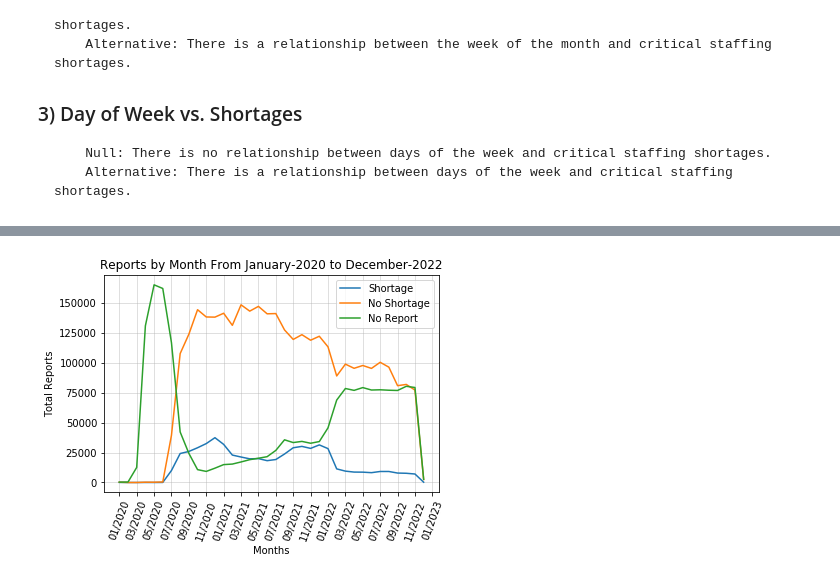
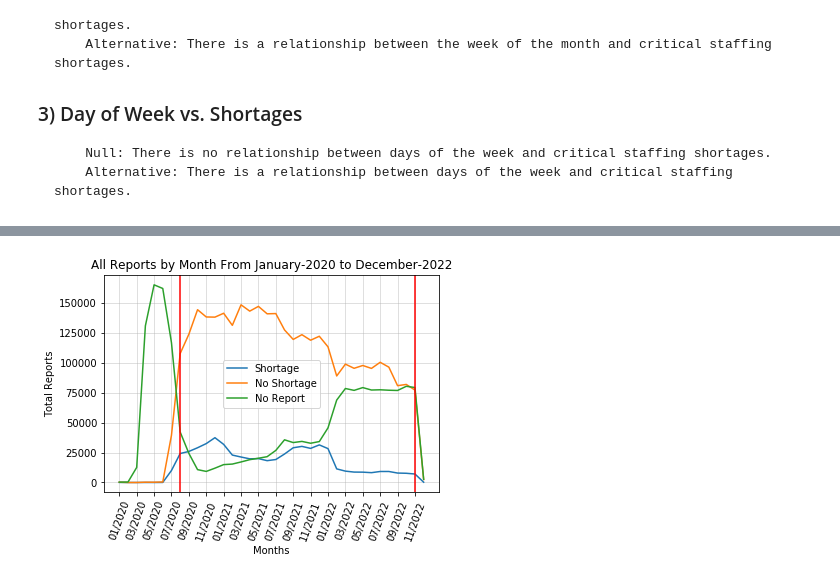
Before and after one commit to nkeplinger/healthcare_module7, a Jupyter notebook: Chronological_Analysis.ipynb, the cells around one changed output, grey strips where cells are left out. Saved outputs shown, nothing was run; the diff lists cells and outputs as text; code cells hidden in the pictures.

```diff
--- a/Chronological_Analysis.ipynb
+++ b/Chronological_Analysis.ipynb
@@ -7,7 +9,16 @@ import matplotlib.pyplot as plt
 from datetime import datetime
 import calendar
 # %%
-# display dataset as a Pandas DataFrame
+# convert dataset to Pandas DataFrame and reduce columns to relevant information
 
 data = pd.read_csv('Resources/COVID_staff_shortages.csv')
-data
+df = pd.DataFrame(data[['state', 'date', 'critical_staffing_shortage_today_yes', 'critical_staffing_shortage_today_no',
+          'critical_staffing_shortage_today_not_reported', 'hospital_onset_covid', 'hospital_onset_covid_coverage',
+          'inpatient_beds', 'inpatient_beds_used', 'inpatient_beds_used_covid', 'staffed_adult_icu_bed_occupancy',
+          'staffed_icu_adult_patients_confirmed_covid', 'total_adult_patients_hospitalized_confirmed_covid',
+          'total_pediatric_patients_hospitalized_confirmed_covid', 'total_staffed_adult_icu_beds',
+          'inpatient_beds_utilization', 'percent_of_inpatients_with_covid', 'inpatient_bed_covid_utilization',
+          'adult_icu_bed_covid_utilization', 'adult_icu_bed_utilization', 'geocoded_state', 'deaths_covid',
+          'icu_patients_confirmed_influenza', 'total_patients_hospitalized_confirmed_influenza',
+          'total_patients_hospitalized_confirmed_influenza_and_covid', 'all_pediatric_inpatient_bed_occupied',
+          'staffed_icu_pediatric_patients_confirmed_covid', 'total_staffed_pediatric_icu_beds']])
@@ -48,8 +41,7 @@ data.insert(2, 'day', '')
 # %%
-data[['year', 'month', 'day']] = data['date'].str.split('/', 2, expand=True)
-sum_by_year = data.groupby(by=['year','month']).sum()
-sum_by_year = sum_by_year.reset_index()
-sum_by_year
+sum_by_month = df.groupby(by=['year','month']).sum()
+sum_by_month = sum_by_month.reset_index()
+sum_by_month
 # %% [output]
 |  | year | month | critical_staffing_shortage_today_yes | critical_staffing_shortage_today_no | critical_staffing_shortage_today_... | ... |
 | 0 | 2020 | 01 | 80 | 220 | 286 | ... |
@@ -72,21 +64,25 @@ sum_by_year
 # %%
 # plot ALL REPORTS for critical staffing shortage BY EACH MONTH from the dataset and save to png
-plt.plot(sum_by_year['critical_staffing_shortage_today_yes'])
-plt.plot(sum_by_year['critical_staffing_shortage_today_no'])
-plt.plot(sum_by_year['critical_staffing_shortage_today_not_reported'])
+plt.plot(sum_by_month['critical_staffing_shortage_today_yes'])
+plt.plot(sum_by_month['critical_staffing_shortage_today_no'])
+plt.plot(sum_by_month['critical_staffing_shortage_today_not_reported'])
+plt.axvline(x=7, color='red')
+plt.axvline(x=34, color='red')
+
 plt.legend(['Shortage', 'No Shortage', 'No Report'])
 plt.ylabel('Total Reports')
 plt.xlabel('Months')
-plt.title('Reports by Month From {} to {}'.format(datetime.strptime(data['date'].min(), '%Y/%m/%d').strftime('%B-%Y'),
-                                               datetime.strptime(data['date'].max(), '%Y/%m/%d').strftime('%B-%Y')
+plt.title('All Reports by Month From {} to {}'.format(datetime.strptime(df['date'].min(), '%Y/%m/%d').strftime('%B-%Y'),
+                                               datetime.strptime(df['date'].max(), '%Y/%m/%d').strftime('%B-%Y')
                                               ))
 labels = []
 for x in np.arange(0,36,2):
-    labels.append('{}/{}'.format(sum_by_year['month'][x], sum_by_year['year'][x]))
+    labels.append('{}/{}'.format(sum_by_month['month'][x], sum_by_month['year'][x]))
 labels.append('01/2023')
-plt.xticks(ticks=np.arange(0,37, 2), labels=labels, rotation=70)
+plt.xticks(ticks=np.arange(0,36, 2), labels=labels, rotation=70)
 plt.grid(alpha=.5)
+
 plt.savefig('output/1-1.png')
 plt.show()
 # %% [output]
-[figure, old version]
+[figure, new version]
```
Also changed, not shown: parts of 28 cells of this notebook, 7 other files.
